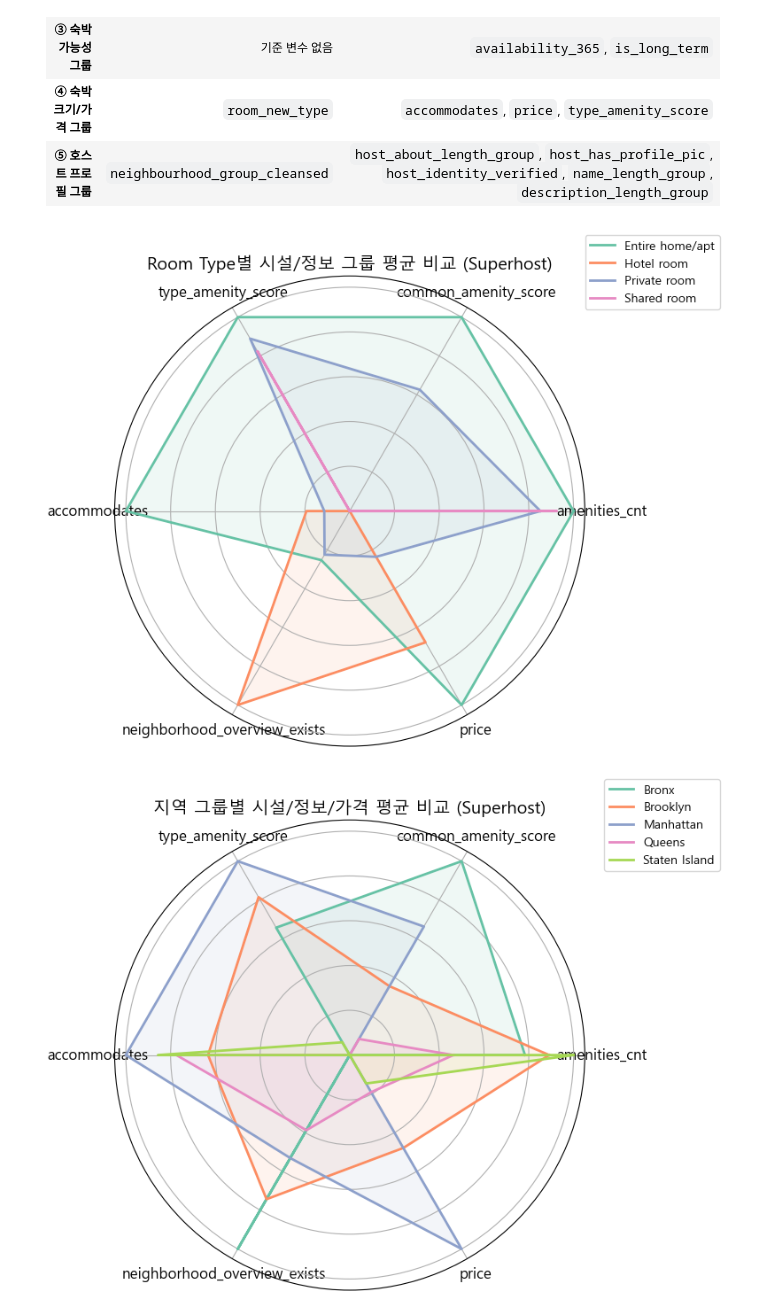
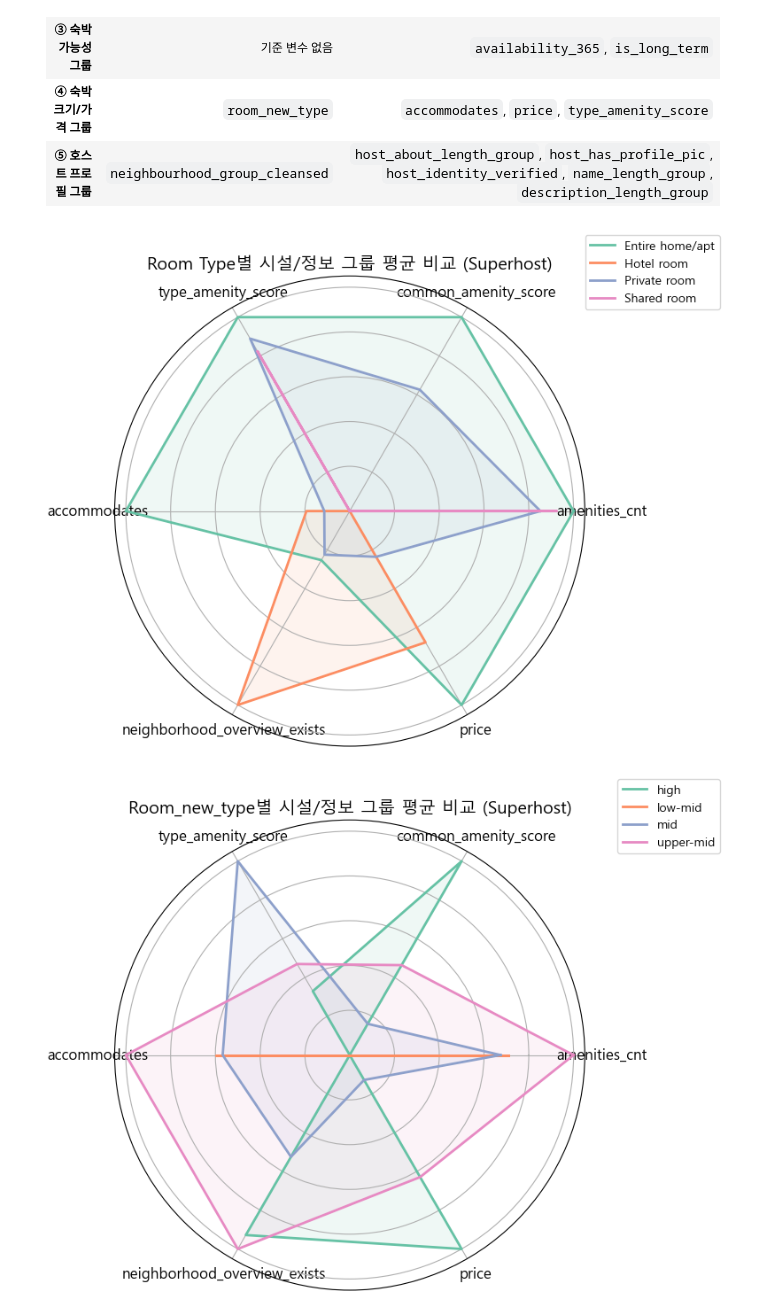
Before and after one commit to jiwon512/advanced_project, a Jupyter notebook: hayoung/2/superhost.ipynb, the cells around one changed output. Cells and saved outputs as stored; diff of their text form; code cells hidden in the pictures.

```diff
--- a/hayoung/2/superhost.ipynb
+++ b/hayoung/2/superhost.ipynb
@@ -1737,7 +1737,7 @@ from sklearn.preprocessing import LabelEncoder
 df_super = df[df['host_is_superhost'] == 1].copy()
 
 # 범주형 변수 숫자 인코딩
-cat_cols = ['room_new_type', 'host_about_length_group', 'name_length_group', 'description_length_group']
+cat_cols = ['host_about_length_group', 'name_length_group', 'description_length_group']
 for col in cat_cols:
     if df_super[col].dtype == 'object':
         le = LabelEncoder()
@@ -1753,32 +1753,37 @@ def plot_radar_chart(df, group_col, value_cols, title):
     angles += angles[:1]
 
     colors = plt.cm.Set2.colors
 
     fig, ax = plt.subplots(figsize=(8, 6), subplot_kw=dict(polar=True))
 
     for i, (idx, row) in enumerate(group_means_norm.iterrows()):
         values = row.tolist() + row.tolist()[:1]
         ax.plot(angles, values, label=idx, color=colors[i % len(colors)], linewidth=2)
         ax.fill(angles, values, alpha=0.1, color=colors[i % len(colors)])
 
     ax.set_xticks(angles[:-1])
     ax.set_xticklabels(labels, fontsize=12)
     ax.set_yticklabels([])
     ax.set_title(title, fontsize=14)
     ax.legend(loc='upper right', bbox_to_anchor=(1.3, 1.1))
     plt.tight_layout()
     plt.show()
 
 # ① 시설/정보 그룹
-facility_info_cols = ['amenities_cnt', 'common_amenity_score', 'type_amenity_score', 'accommodates', 'neighborhood_overview_exists','price']
+
+facility_info_cols = ['amenities_cnt', 'common_amenity_score', 'type_amenity_score', 'accommodates', 'neighborhood_overview_exists', 'price']
 plot_radar_chart(df_super, 'room_type', facility_info_cols, 'Room Type별 시설/정보 그룹 평균 비교 (Superhost)')
+
+facility_info_cols = ['amenities_cnt', 'common_amenity_score', 'type_amenity_score', 'accommodates', 'neighborhood_overview_exists', 'price']
+plot_radar_chart(df_super, 'room_new_type', facility_info_cols, 'Room_new_type별 시설/정보 그룹 평균 비교 (Superhost)')
+
 
 value_cols = ['amenities_cnt','common_amenity_score','type_amenity_score','accommodates','neighborhood_overview_exists','price']
 plot_radar_chart(df_super, 'neighbourhood_group_cleansed', value_cols, '지역 그룹별 시설/정보/가격 평균 비교 (Superhost)')
 
 
 host_profile_cols = ['host_has_profile_pic', 'host_identity_verified', 'host_about_length_group', 'name_length_group', 'description_length_group','neighborhood_overview_exists']
 plot_radar_chart(df_super, 'neighbourhood_group_cleansed', host_profile_cols, '지역 그룹별 호스트 프로필 그룹 평균 비교 (Superhost)')
 # %% [output]
 [figure]
-[figure, old version]
+[figure, new version]
```
Also changed, not shown: parts of 1 cell of this notebook.
